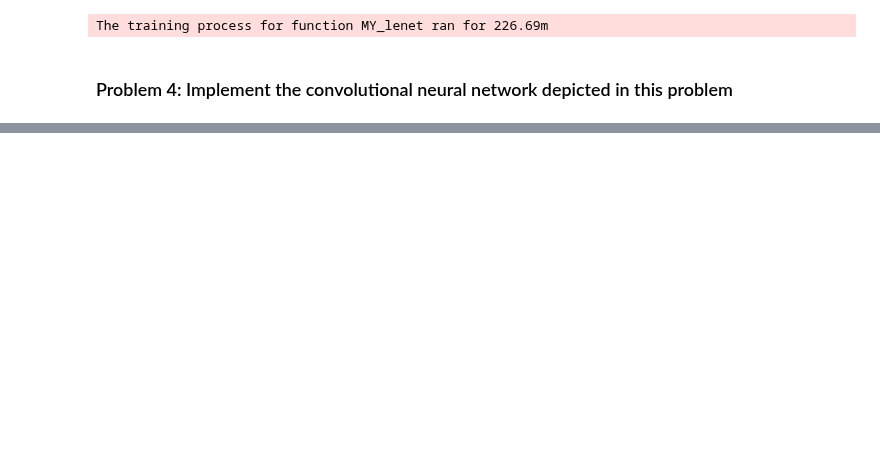
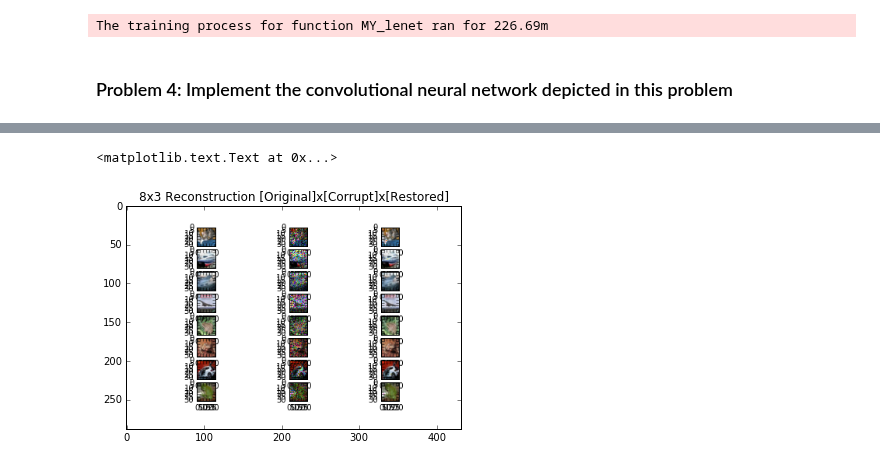
Before and after one commit to sheallika/restoreImages-theano, a Jupyter notebook: src/ecbm_e4040_hw3.ipynb, the cells around one changed output, grey strips where cells are left out. Drawn from its saved outputs; the diff is of its cells as text; code cells hidden in the pictures; blank space fills up the shorter version.

```diff
--- a/src/ecbm_e4040_hw3.ipynb
+++ b/src/ecbm_e4040_hw3.ipynb
@@ -389,0 +434,47 @@ MY_CNN( n_epochs=128, batch_size=500)
+# %%
+from os import walk
+basePath = "orig/"
+corruptedPath="corrupt/"
+restoredPath = "restore/"
+groundTruth = []
+for (dirpath, dirnames, filenames) in walk(basePath):
+    groundTruth.extend(filenames)
+    break
+corrupted = []
+for (dirpath, dirnames, filenames) in walk(corruptedPath):
+    corrupted.extend(filenames)
+    break
+restored = []
+for (dirpath, dirnames, filenames) in walk(restoredPath):
+    restored.extend(filenames)
+    break
+groundTruth.sort()
+corrupted.sort()
+restored.sort()
+from matplotlib import pyplot as plt
+% matplotlib inline
+
+import matplotlib.image as mpimg
+
+f, axarr = plt.subplots(8,3)
+for i in range(8):
+        plt.axes(axarr[i,0])
+        img = mpimg.imread(basePath+groundTruth[i])
+        plt.imshow(img)
+        plt.axes(axarr[i,1])
+        img = mpimg.imread(corruptedPath+corrupted[i])
+        plt.imshow(img)
+        plt.axes(axarr[i,2])
+        img = mpimg.imread(restoredPath+restored[i])
+        plt.imshow(img)
+
+
+f.savefig("part4.png")
+plt.close()
+img=mpimg.imread("part4.png")
+plt.imshow(img)
+
+plt.title("8x3 Reconstruction [Original]x[Corrupt]x[Restored]")
+# %% [output]
+<matplotlib.text.Text at 0x...>
+[figure, added]
```
Also changed, not shown: parts of 15 cells of this notebook, 30 other files.
